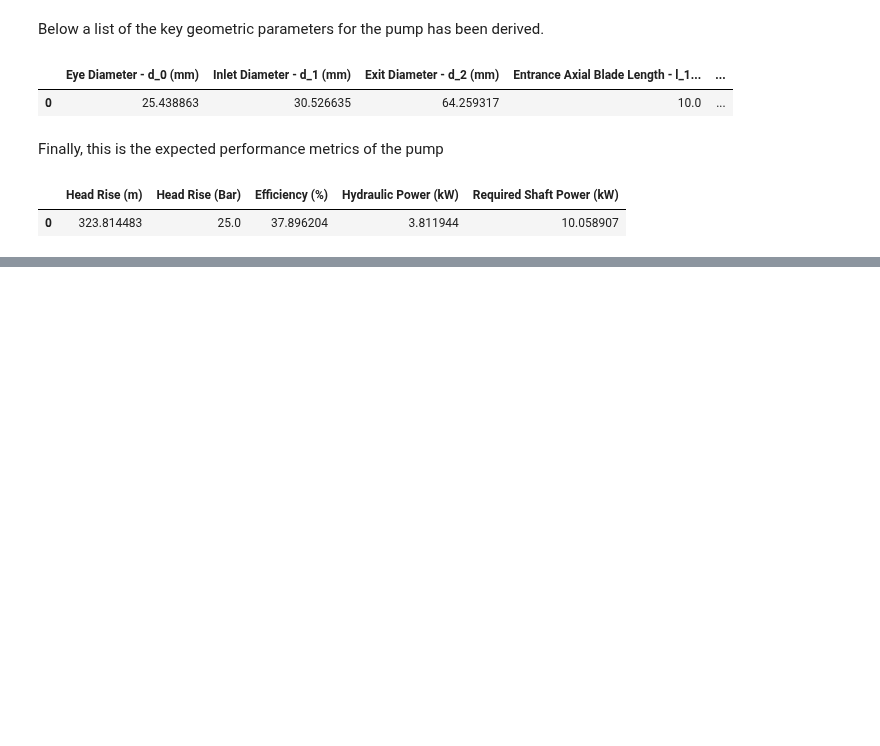
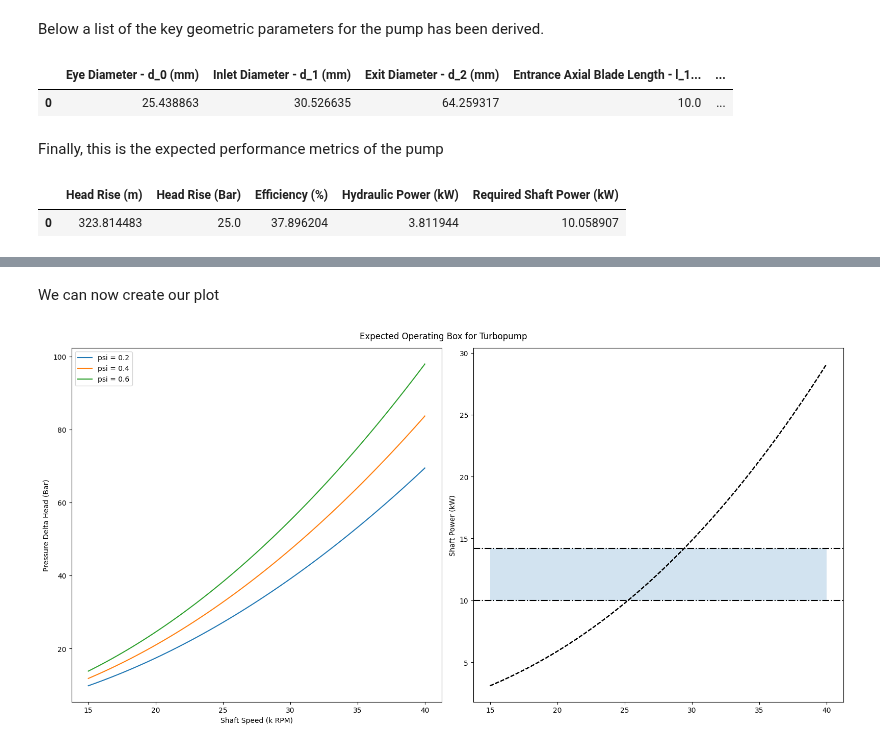
Before and after one commit to EliasAoubala/MermaidManBarnacleBoy, a Jupyter notebook: docs/fluidics/pump_design.ipynb, the cells around one changed output, grey strips where cells are left out. Drawn from its saved outputs; the diff is of its cells as text; code cells hidden in the pictures; blank space fills up the shorter version.

```diff
--- a/docs/fluidics/pump_design.ipynb
+++ b/docs/fluidics/pump_design.ipynb
@@ -265,0 +531,33 @@ pump.get_pump_performance(fluid=pump_geo["fluid"], m_dot=pump_dic["m_dot"], psi=
+# %% [markdown]
+We can now create our plot
+# %%
+fig, ax = plt.subplots(ncols=2, figsize=(16,8))
+
+ax2 = ax[1]
+ax = ax[0]
+
+for x in range(N2):
+    ax.plot(N_range[x, :] * 60 / (2 * np.pi * 1e3), p_head_output[x, :], label=f"psi = {psi_range[x][0]}")
+
+    ax2.plot(
+        N_range[x, :] * 60 / (2 * np.pi * 1e3),
+        p_shaft_array[x, :],
+        label=f"psi = {psi_range[x][0]}",
+        color="k",
+        linestyle="--"
+    )
+
+ax2.axhline(10, color="k", linestyle="-.")
+ax2.axhline(14.2, color="k", linestyle="-.")
+
+ax2.fill_between(N_range[x, :] * 60 / (2 * np.pi * 1e3), 10, 14.2, alpha=0.2)
+
+ax.legend()
+ax.set_xlabel("Shaft Speed (k RPM)")
+ax.set_ylabel("Pressure Delta Head (Bar)")
+ax2.set_ylabel("Shaft Power (kW)")
+fig.suptitle("Expected Operating Box for Turbopump")
+
+plt.tight_layout()
+# %% [output]
+[figure, added]
```
Also changed, not shown: parts of 16 cells of this notebook, 4 other files.
